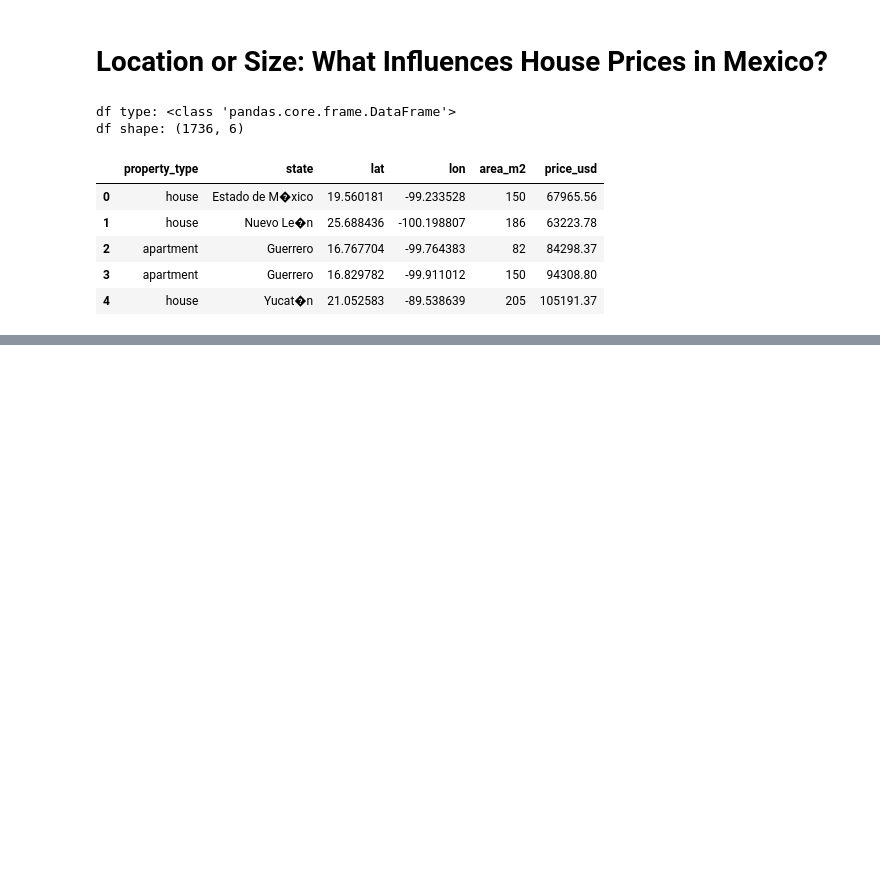
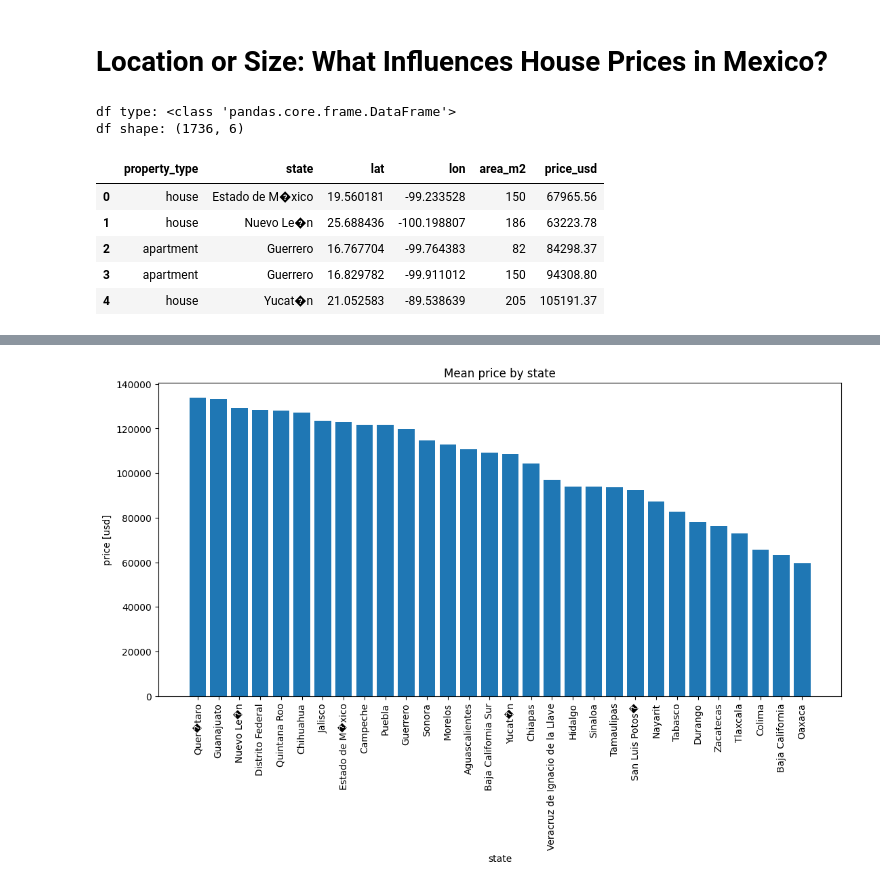
Before and after one commit to Hasan082/Data-Scientist-Project, a Jupyter notebook: Housing in Mexico/Step_4_research_Location_or_Size.ipynb, the cells around one changed output, grey strips where cells are left out. Cells and saved outputs as stored; diff of their text form; code cells hidden in the pictures; blank space fills up the shorter version.

Commit message:
Average price per state in bar chart

```diff
--- a/Housing in Mexico/Step_4_research_Location_or_Size.ipynb
+++ b/Housing in Mexico/Step_4_research_Location_or_Size.ipynb
@@ -22,0 +25,7 @@ df shape: (1736, 6)
+# %%
+# Declare variable `mean_price_by_state`
+mean_price_by_state = df.groupby("state")["price_usd"].mean().sort_values(ascending=False)
+# Print object type, shape, and head
+print("mean_price_by_state type:", type(mean_price_by_state))
+print("mean_price_by_state shape:", mean_price_by_state.shape)
+mean_price_by_state.head()
@@ -22,0 +44,10 @@ df shape: (1736, 6)
+# %%
+plt.figure(figsize=(13, 6))
+plt.bar(mean_price_by_state.index, mean_price_by_state.values)
+plt.xlabel("state")
+plt.xticks(rotation=90)
+plt.ylabel("price [usd]")
+plt.title("Mean price by state")
+plt.show()
+# %% [output]
+[figure, added]
```
Also changed, not shown: parts of 3 cells of this notebook.
